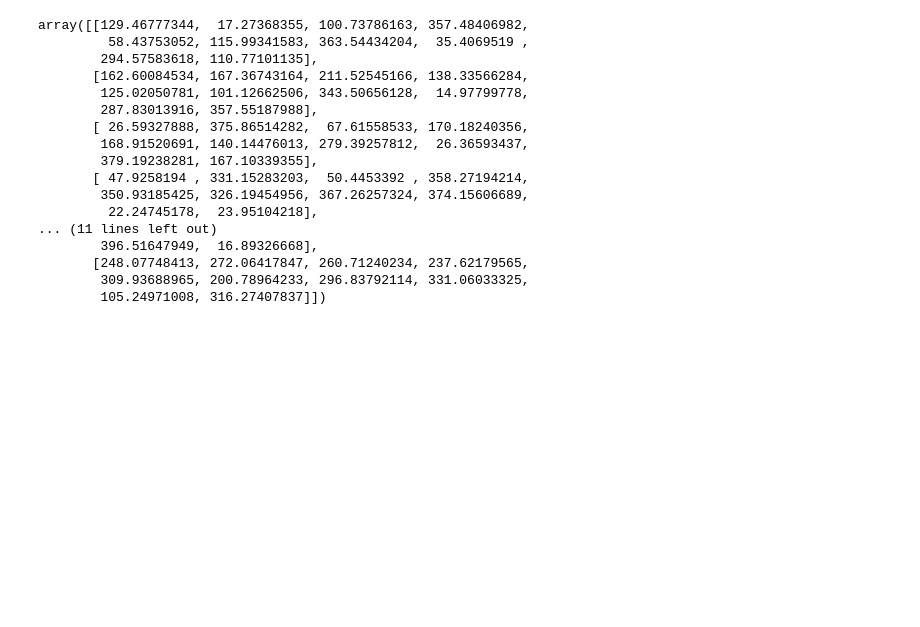
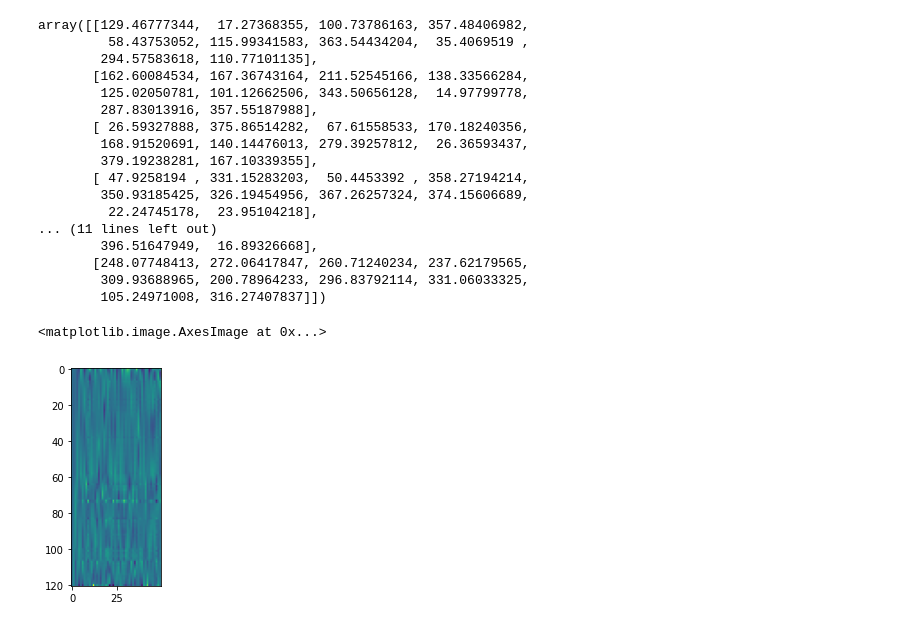
Before and after one commit to lixiaoyu0429/PCSED, a Jupyter notebook: test_hybnet.ipynb, the cells around one changed output. Saved outputs shown, nothing was run; the diff lists cells and outputs as text; code cells hidden in the pictures; blank space fills up the shorter version.

```diff
--- a/test_hybnet.ipynb
+++ b/test_hybnet.ipynb
@@ -154,0 +157,5 @@ array([[129.46777344,  17.27368355, 100.73786163, 357.48406982,
+# %%
+plt.imshow(dict)
+# %% [output]
+<matplotlib.image.AxesImage at 0x...>
+[figure, added]
```
Also changed, not shown: parts of 1 cell of this notebook, 7 other files.
